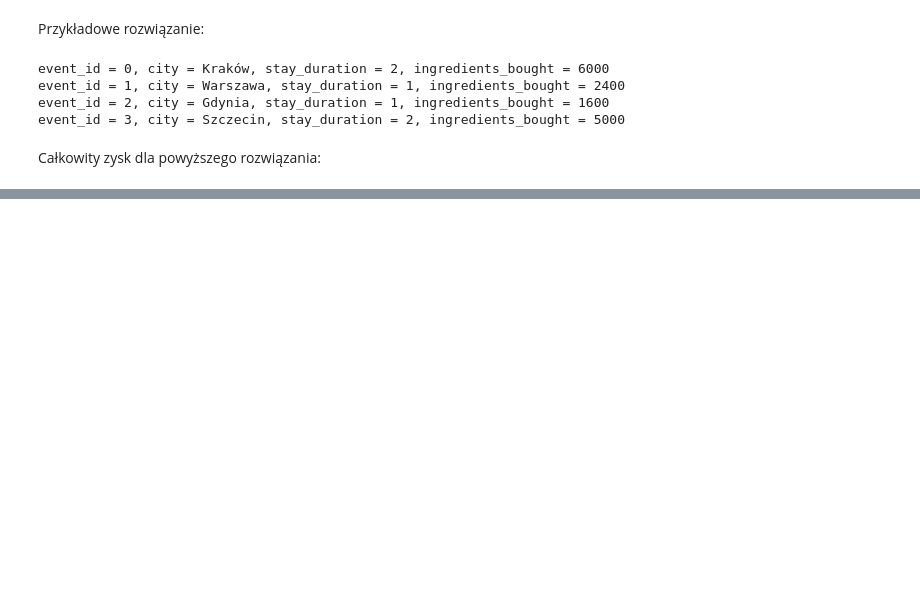
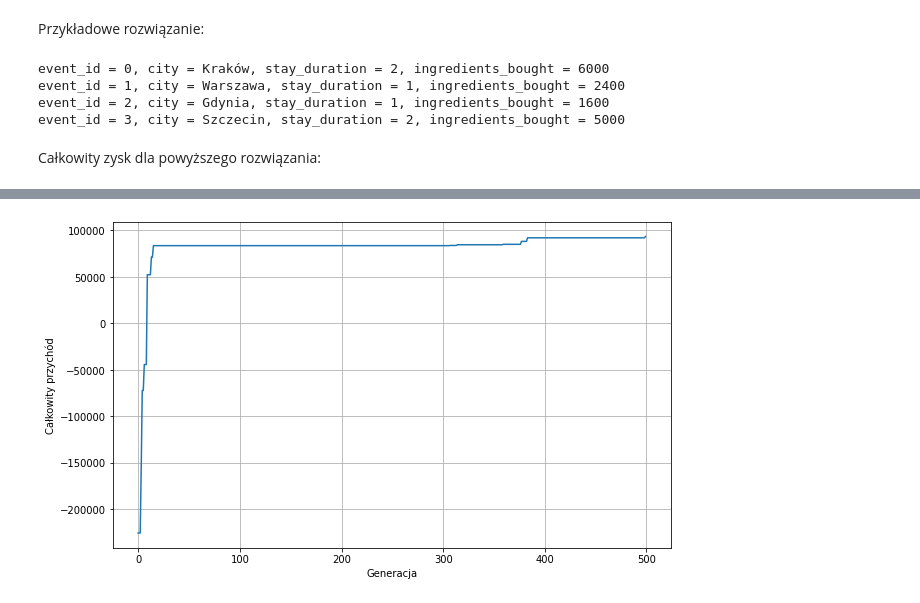
Before and after one commit to bartoszzak/Algorytm-genetyczny, a Jupyter notebook: przyklad_funkcja_celu.ipynb, the cells around one changed output, grey strips where cells are left out. Drawn from its saved outputs; the diff is of its cells as text; code cells hidden in the pictures; blank space fills up the shorter version.

```diff
--- a/przyklad_funkcja_celu.ipynb
+++ b/przyklad_funkcja_celu.ipynb
@@ -68,0 +104,15 @@ Całkowity zysk: 14788.735400000001
+# %%
+population_size = 200
+generations = 500
+parents_percent = 15
+mutation_chance = 0.15
+
+best_solution, best_solutions_in_generations = genetic_algorithm(population_size, generations, crossover_methods, mutation_methods, mutation_chance, parents_percent, **problem_settings)
+plt.figure(figsize=(10, 6))
+plt.plot(best_solutions_in_generations)
+plt.grid()
+plt.ylabel("Całkowity przychód")
+plt.xlabel("Generacja")
+plt.show()
+# %% [output]
+[figure, added]
```
Also changed, not shown: parts of 9 cells of this notebook, 3 other files.
